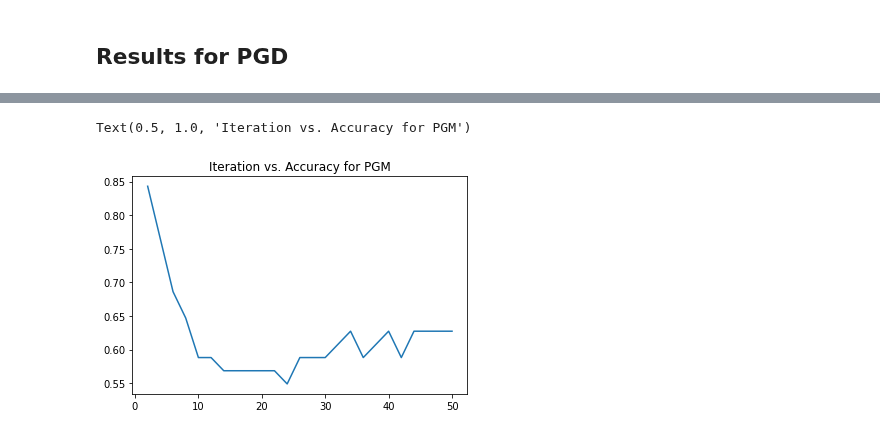
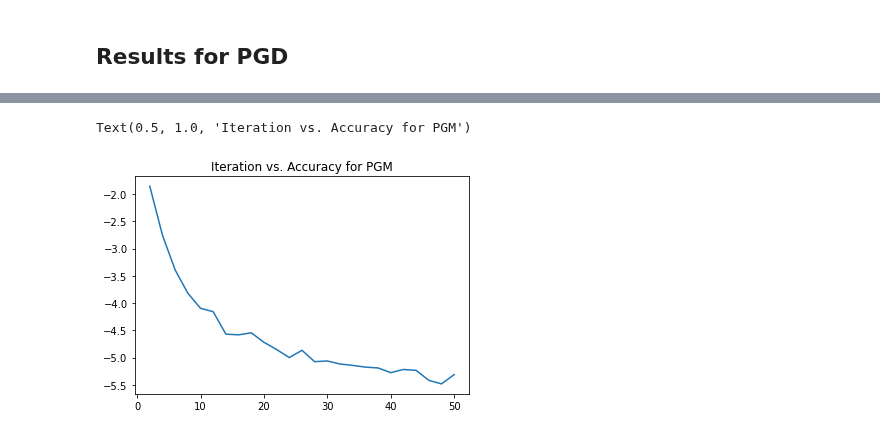
Before and after one commit to ypeng22/DLFinal, a Jupyter notebook: image_cnn_lstm.ipynb, the cells around one changed output, grey strips where cells are left out. Saved outputs shown, nothing was run; the diff lists cells and outputs as text; code cells hidden in the pictures.

Commit message:
Fixed PMP attack, added plots

```diff
--- a/image_cnn_lstm.ipynb
+++ b/image_cnn_lstm.ipynb
@@ -392,3 +407,12 @@ adv_attack = GradientAttack(loss, 0.1)
+# %%
+data = train_dataset[0]
+
+torch.cuda.empty_cache()
+input = data['x'].to(dev)
+label = torch.tensor(data['y']).unsqueeze(0).to(dev)
+input.requires_grad = True
+adv_attack = HAttack(loss, 0.1)
+input = adv_attack.forward(input, label, model, alpha=1, inner_alpha=1, num_iter=10)
 # %% [markdown]
 ## Results for Fast Gradient Sign Method
 # %%
@@ -479,35 +498,21 @@ Text(0.5, 1.0, 'Epsilon vs. Accuracy for FGSM')
 # %%
 iteration_range = np.arange(2, 51, 2)
 accs = []
-accs2 = []
 loss = nn.CrossEntropyLoss()
 
 for iteration in iteration_range:
-  accurates = 0
-  accurates2 = 0
+  losses = 0
   adv_attack = GradientAttack(loss, 0.1)
-  adv_attack2 = HAttack(loss, 0.1)
   for data in test_dataloader:
     torch.cuda.empty_cache()
     input = data['x'][0].to(dev)
     label = torch.tensor(data['y']).unsqueeze(0).to(dev)
-    input.requires_grad = True
     input = adv_attack.forward(input, label, model, num_iter=iteration)
+
     model.eval()
-    out = model(input)
-    if torch.argmax(out).item() == label:
-      accurates += 1
-  '''
-    input = data['x'][0].to(dev)
-    label = torch.tensor(data['y']).unsqueeze(0).to(dev)
-    input.requires_grad = True
-    input = adv_attack2.forward(input, label, model, num_iter=iteration, pmp_iter=5)
-    model.eval()
-    out = model(input)
-    if torch.argmax(out).item() == label:
-      accurates2 += 1
-  accs2.append(accurates2 / len(test_dataloader))
-  print(accurates2 / len(test_dataloader))'''
-  accs.append(accurates / len(test_dataloader))
-  print(accurates / len(test_dataloader))
+    out = model.lstm_block(input)
+    losses += loss(out[0].unsqueeze(0), label.squeeze().unsqueeze(0).long()).item()
+
+  accs.append(losses / len(test_dataloader))
+  print(losses / len(test_dataloader))
 # %% [output]
@@ -519,11 +536,9 @@ KeyboardInterrupt: ignored
 # %%
-plt.plot(iteration_range, accs, label='PGM')
-plt.plot(iteration_range, accs2, label='Novel')
-plt.title("Iteration vs. Accuracy for Attacks")
-plt.legend()
+plt.plot(iteration_range, [-i for i in accs])
+plt.title("Iteration vs. Accuracy for PGM")
 # %% [output]
 Text(0.5, 1.0, 'Iteration vs. Accuracy for PGM')
-[figure, old version]
+[figure, new version]
 # %%
 iteration_range = np.arange(2, 51, 2)
 accs2 = []
```
Also changed, not shown: parts of 16 cells of this notebook.
